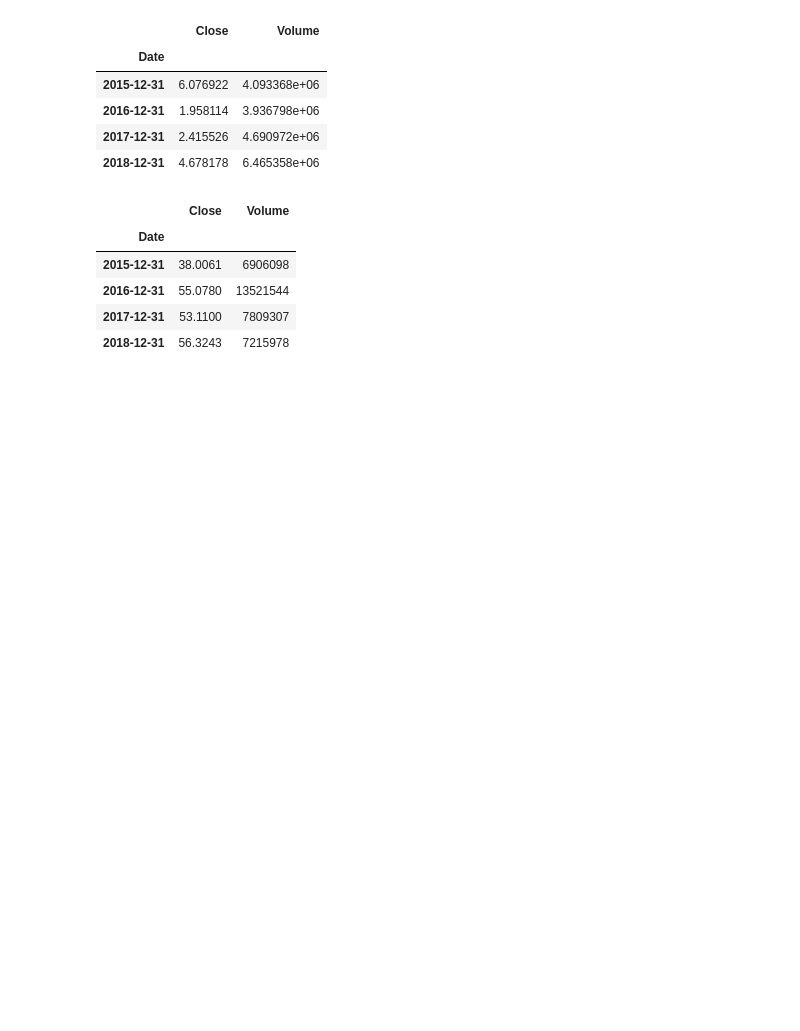
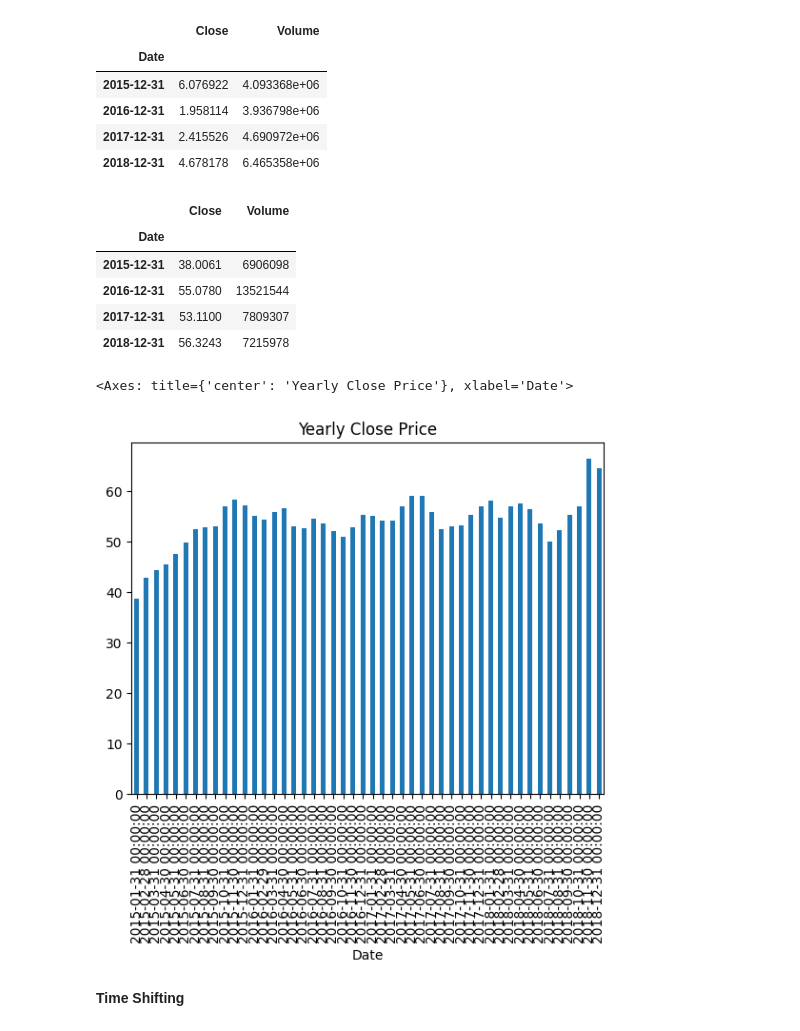
Before and after one commit to Ayush-hm/AI-Toolbox, a Jupyter notebook: Time_Series_Forecasting_using_Python.ipynb, the cells around one changed output. Drawn from its saved outputs; the diff is of its cells as text; code cells hidden in the pictures; blank space fills up the shorter version.

Commit message:
Rolling & Expanding Time Series

```diff
--- a/Time_Series_Forecasting_using_Python.ipynb
+++ b/Time_Series_Forecasting_using_Python.ipynb
@@ -945,3 +945,10 @@ df.resample(rule='YE').apply(first_day)
 | 2016-12-31 | 55.0780 | 13521544 |
 | 2017-12-31 | 53.1100 | 7809307 |
 | 2018-12-31 | 56.3243 | 7215978 |
+# %%
+df['Close'].resample('M').mean().plot.bar(title='Yearly Close Price')
+# %% [output]
+<Axes: title={'center': 'Yearly Close Price'}, xlabel='Date'>
+[figure, added]
+# %% [markdown]
+**Time Shifting**
```
Also changed, not shown: parts of 22 cells of this notebook.
